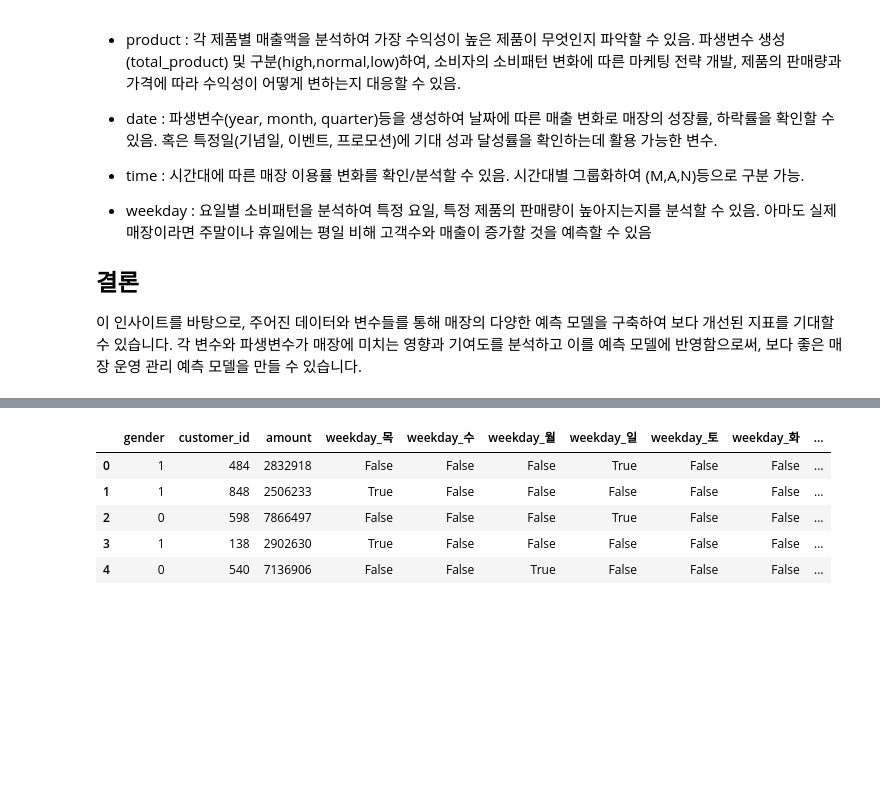
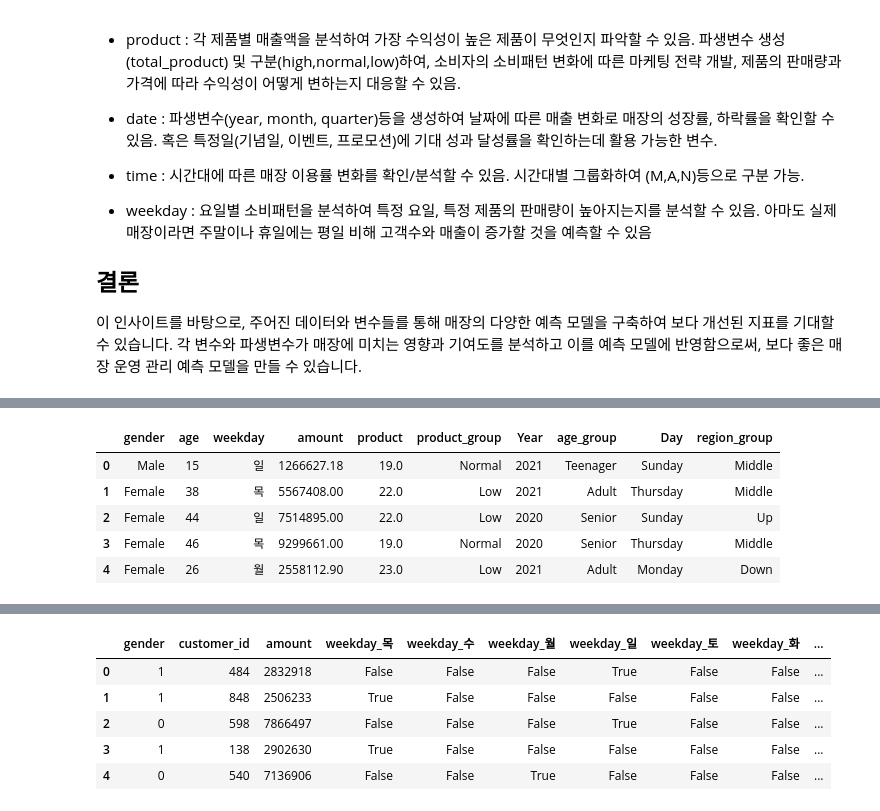
Before and after one commit to wjsghk1267/kita_2404, a Jupyter notebook: m03_분석 라이브러리/TASK/Task_0605.ipynb, the cells around one changed output, grey strips where cells are left out. Saved outputs shown, nothing was run; the diff lists cells and outputs as text; code cells hidden in the pictures; blank space fills up the shorter version.

```diff
--- a/m03_분석 라이브러리/TASK/Task_0605.ipynb
+++ b/m03_분석 라이브러리/TASK/Task_0605.ipynb
@@ -258,5 +270,14 @@ age_group        0
 region_group     0
 dtype: int64
+# %%
+df_a.head()
+# %% [output]
+|  | gender | age | weekday | amount | product | product_group | Year | age_group | Day | region_group |
+| 0 | Male | 15 | 일 | 1266627.18 | 19.0 | Normal | 2021 | Teenager | Sunday | Middle |
+| 1 | Female | 38 | 목 | 5567408.00 | 22.0 | Low | 2021 | Adult | Thursday | Middle |
+| 2 | Female | 44 | 일 | 7514895.00 | 22.0 | Low | 2020 | Senior | Sunday | Up |
+| 3 | Female | 46 | 목 | 9299661.00 | 19.0 | Normal | 2020 | Senior | Thursday | Middle |
+| 4 | Female | 26 | 월 | 2558112.90 | 23.0 | Low | 2021 | Adult | Monday | Down |
 # %%
 # df 이름, 순서 정리
 df_a.rename(columns={'customer_id_y': 'customer_id'}, inplace=True)
```
Also changed, not shown: parts of 12 cells of this notebook, 1 other file.
